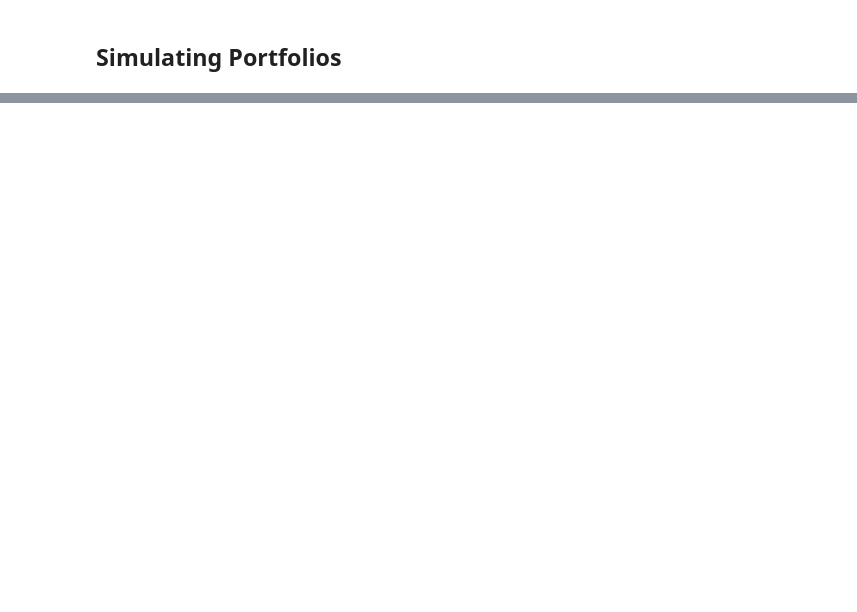
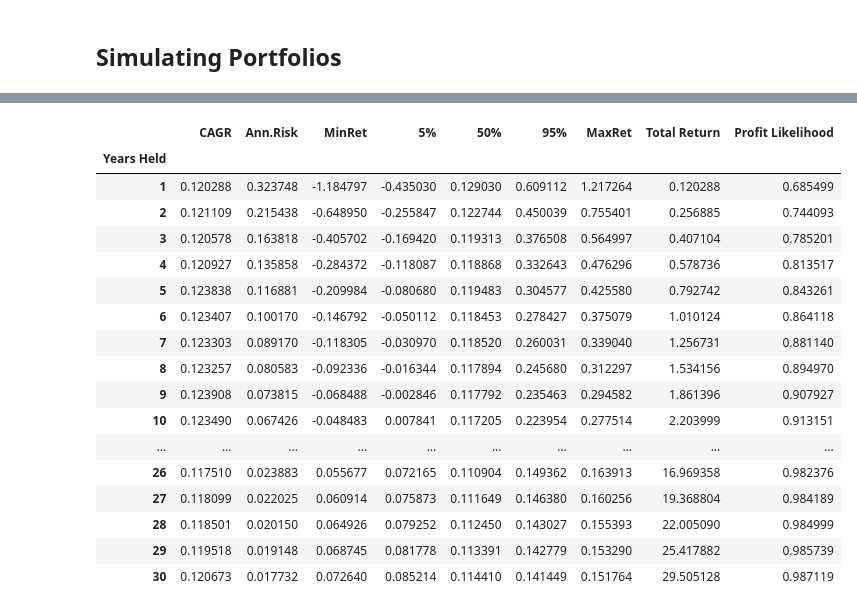
Before and after one commit to JamieW365/trading_algos, a Jupyter notebook: notebooks/optimization/time_diversification.ipynb, the cells around one changed output, grey strips where cells are left out. Saved outputs shown, nothing was run; the diff lists cells and outputs as text; code cells hidden in the pictures; blank space fills up the shorter version.

```diff
--- a/notebooks/optimization/time_diversification.ipynb
+++ b/notebooks/optimization/time_diversification.ipynb
@@ -141,0 +201,21 @@ df_inv
+# %%
+df_summary
+# %% [output]
+|  | CAGR | Ann.Risk | MinRet | 5% | 50% | 95% | MaxRet | Total Return | Profit Likelihood |
+| Years Held |  |  |  |  |  |  |  |  |  |
+| 1 | 0.120288 | 0.323748 | -1.184797 | -0.435030 | 0.129030 | 0.609112 | 1.217264 | 0.120288 | 0.685499 |
+| 2 | 0.121109 | 0.215438 | -0.648950 | -0.255847 | 0.122744 | 0.450039 | 0.755401 | 0.256885 | 0.744093 |
+| 3 | 0.120578 | 0.163818 | -0.405702 | -0.169420 | 0.119313 | 0.376508 | 0.564997 | 0.407104 | 0.785201 |
+| 4 | 0.120927 | 0.135858 | -0.284372 | -0.118087 | 0.118868 | 0.332643 | 0.476296 | 0.578736 | 0.813517 |
+| 5 | 0.123838 | 0.116881 | -0.209984 | -0.080680 | 0.119483 | 0.304577 | 0.425580 | 0.792742 | 0.843261 |
+| 6 | 0.123407 | 0.100170 | -0.146792 | -0.050112 | 0.118453 | 0.278427 | 0.375079 | 1.010124 | 0.864118 |
+| 7 | 0.123303 | 0.089170 | -0.118305 | -0.030970 | 0.118520 | 0.260031 | 0.339040 | 1.256731 | 0.881140 |
+| 8 | 0.123257 | 0.080583 | -0.092336 | -0.016344 | 0.117894 | 0.245680 | 0.312297 | 1.534156 | 0.894970 |
+| 9 | 0.123908 | 0.073815 | -0.068488 | -0.002846 | 0.117792 | 0.235463 | 0.294582 | 1.861396 | 0.907927 |
+| 10 | 0.123490 | 0.067426 | -0.048483 | 0.007841 | 0.117205 | 0.223954 | 0.277514 | 2.203999 | 0.913151 |
+| ... | ... | ... | ... | ... | ... | ... | ... | ... | ... |
+| 26 | 0.117510 | 0.023883 | 0.055677 | 0.072165 | 0.110904 | 0.149362 | 0.163913 | 16.969358 | 0.982376 |
+| 27 | 0.118099 | 0.022025 | 0.060914 | 0.075873 | 0.111649 | 0.146380 | 0.160256 | 19.368804 | 0.984189 |
+| 28 | 0.118501 | 0.020150 | 0.064926 | 0.079252 | 0.112450 | 0.143027 | 0.155393 | 22.005090 | 0.984999 |
+| 29 | 0.119518 | 0.019148 | 0.068745 | 0.081778 | 0.113391 | 0.142779 | 0.153290 | 25.417882 | 0.985739 |
+| 30 | 0.120673 | 0.017732 | 0.072640 | 0.085214 | 0.114410 | 0.141449 | 0.151764 | 29.505128 | 0.987119 |
```
Also changed, not shown: parts of 20 cells of this notebook.
